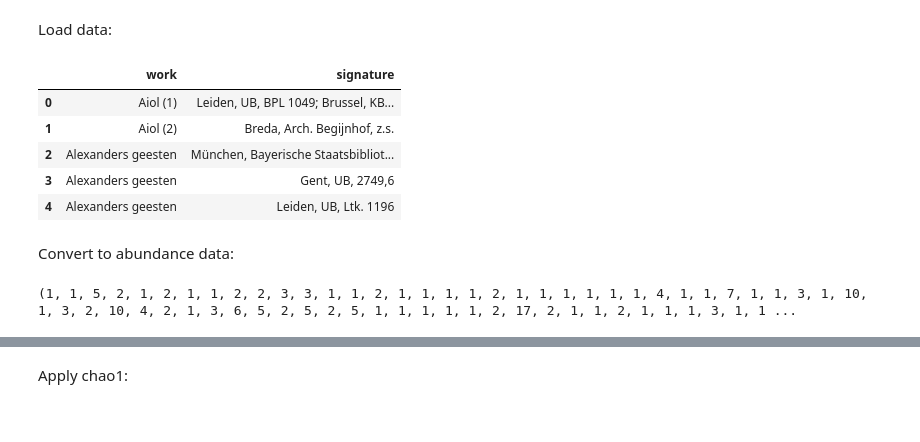
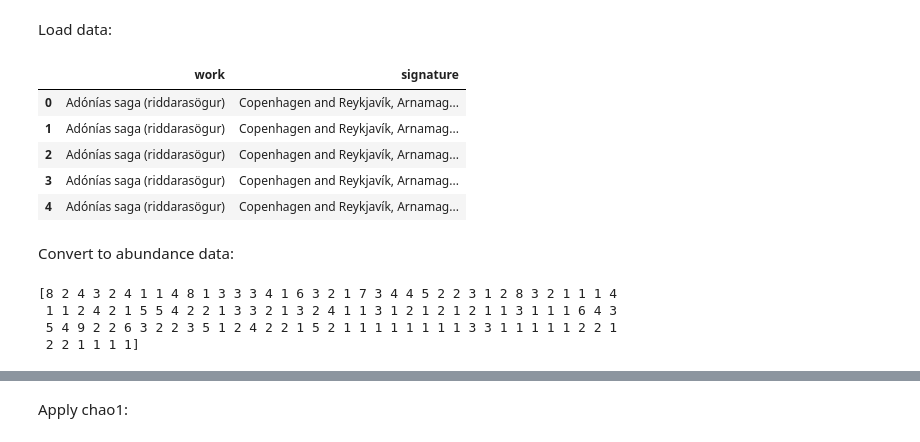
Before and after one commit to mikekestemont/copia, a Jupyter notebook: quickstart.ipynb, the cells around one changed output, grey strips where cells are left out. Drawn from its saved outputs; the diff is of its cells as text; code cells hidden in the pictures.

```diff
--- a/quickstart.ipynb
+++ b/quickstart.ipynb
@@ -5,16 +5,16 @@ import pandas as pd
 # %% [markdown]
 Load data:
 # %%
-df = pd.read_csv('datasets/dum.csv', sep=';', header=None)
+df = pd.read_csv('datasets/isl.csv', sep=';', header=None)
 df.columns = 'work', 'signature'
 df.head()
 # %% [output]
 |  | work | signature |
-| 0 | Aiol (1) | Leiden, UB, BPL 1049; Brussel, KB... |
-| 1 | Aiol (2) | Breda, Arch. Begijnhof, z.s. |
-| 2 | Alexanders geesten | München, Bayerische Staatsbibliot... |
-| 3 | Alexanders geesten | Gent, UB, 2749,6 |
-| 4 | Alexanders geesten | Leiden, UB, Ltk. 1196 |
+| 0 | Adónías saga (riddarasögur) | Copenhagen and Reykjavík, Arnamag... |
+| 1 | Adónías saga (riddarasögur) | Copenhagen and Reykjavík, Arnamag... |
+| 2 | Adónías saga (riddarasögur) | Copenhagen and Reykjavík, Arnamag... |
+| 3 | Adónías saga (riddarasögur) | Copenhagen and Reykjavík, Arnamag... |
+| 4 | Adónías saga (riddarasögur) | Copenhagen and Reykjavík, Arnamag... |
 # %% [markdown]
 Convert to abundance data:
 # %%
@@ -23,6 +23,9 @@ works = df['work']
 abundance = to_abundance(works)
 print(abundance)
 # %% [output]
-(1, 1, 5, 2, 1, 2, 1, 1, 2, 2, 3, 3, 1, 1, 2, 1, 1, 1, 1, 2, 1, 1, 1, 1, 1, 1, 4, 1, 1, 7, 1, 1, 3, 1, 10, 1, 3, 2, 10, 4, 2, 1, 3, 6, 5, 2, 5, 2, 5, 1, 1, 1, 1, 1, 2, 17, 2, 1, 1, 2, 1, 1, 1, 3, 1, 1 ...
+[8 2 4 3 2 4 1 1 4 8 1 3 3 3 4 1 6 3 2 1 7 3 4 4 5 2 2 3 1 2 8 3 2 1 1 1 4
+ 1 1 2 4 2 1 5 5 4 2 2 1 3 3 2 1 3 2 4 1 1 3 1 2 1 2 1 2 1 1 3 1 1 1 6 4 3
+ 5 4 9 2 2 6 3 2 2 3 5 1 2 4 2 2 1 5 2 1 1 1 1 1 1 1 1 3 3 1 1 1 1 1 2 2 1
+ 2 2 1 1 1 1]
 # %%
 import copia.plot as plot
```
Also changed, not shown: parts of 15 cells of this notebook, 4 other files.
